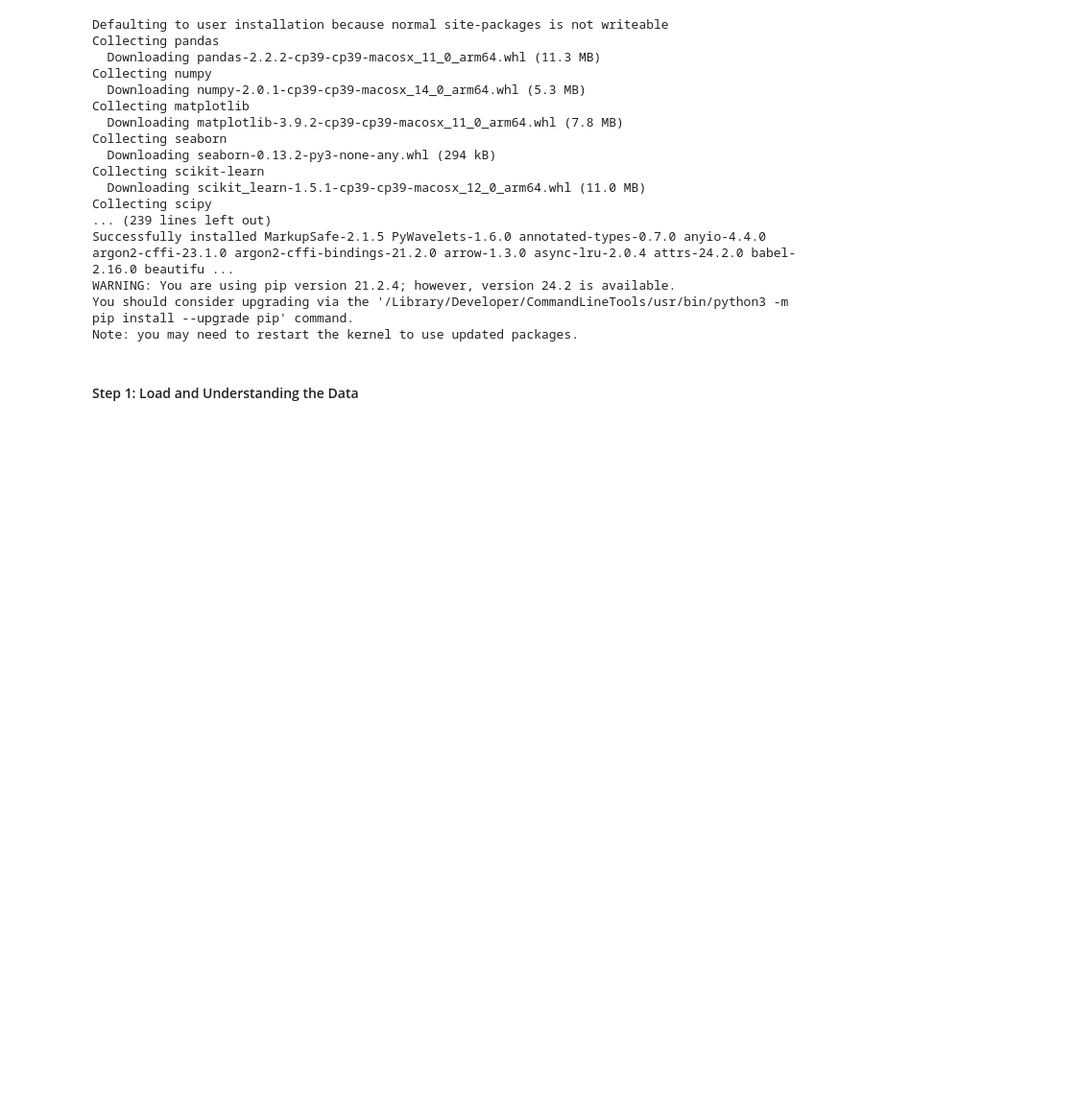
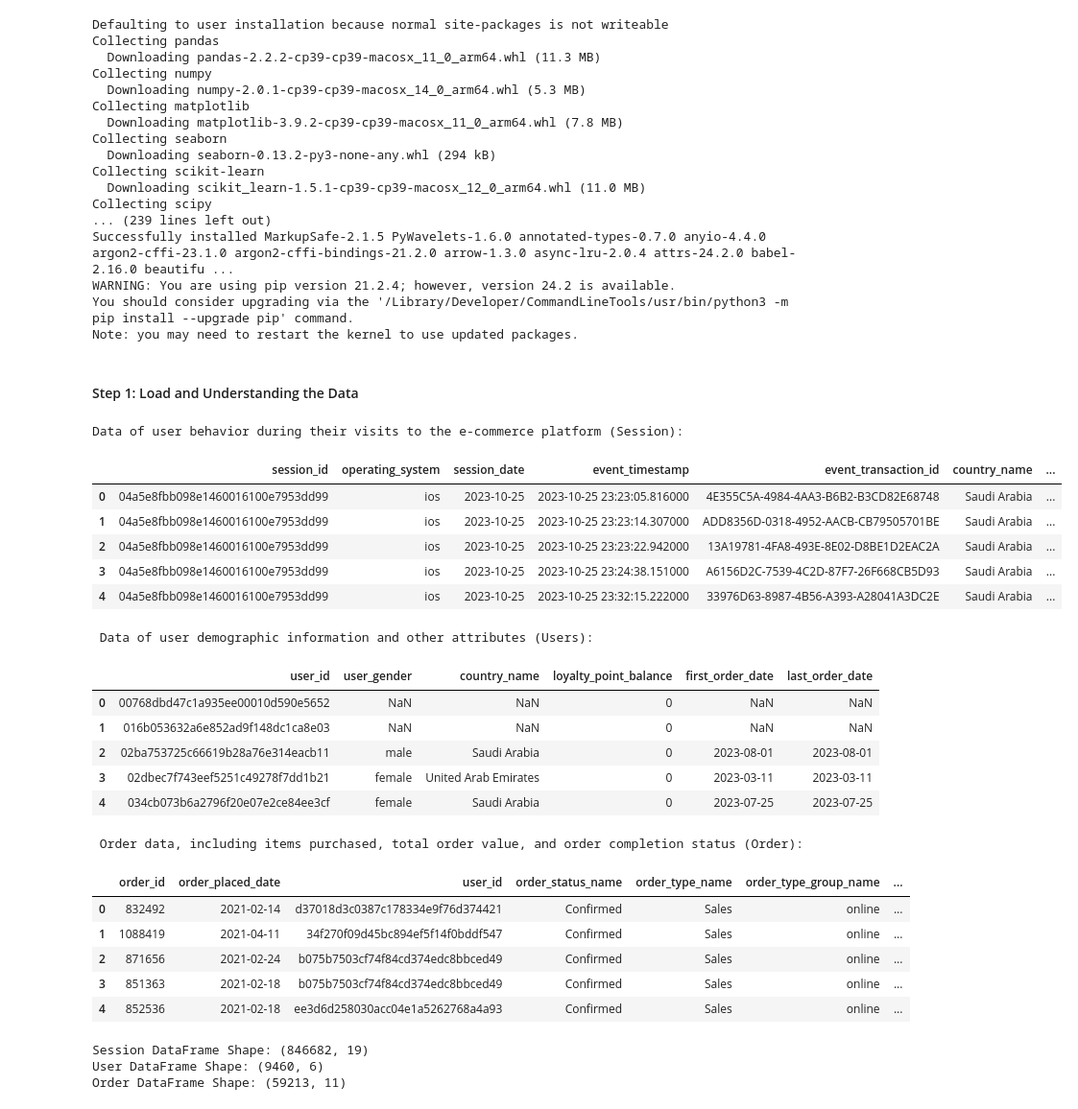
Before and after one commit to ssulaihasubi/floward-take-home-assessment, a Jupyter notebook: use-case-1.ipynb, the cells around one changed output. Shown: that part at 96% size. Saved outputs shown, nothing was run; the diff lists cells and outputs as text; code cells hidden in the pictures; blank space fills up the shorter version.

```diff
--- a/use-case-1.ipynb
+++ b/use-case-1.ipynb
@@ -31,3 +31,56 @@ You should consider upgrading via the '/Library/Developer/CommandLineTools/usr/b
 Note: you may need to restart the kernel to use updated packages.
 # %% [markdown]
 #### Step 1: Load and Understanding the Data
+# %%
+import pandas as pd
+
+# File paths
+session_file_path = '/Users/sulaihasubi/Documents/GitHub/Floward/Dataset/fct_session.csv'
+user_file_path = '/Users/sulaihasubi/Documents/GitHub/Floward/Dataset/dim_user.csv'
+order_file_path = '/Users/sulaihasubi/Documents/GitHub/Floward/Dataset/fct_order.csv'
+
+# Load the data into pandas dataframes
+session_df = pd.read_csv(session_file_path)
+user_df = pd.read_csv(user_file_path)
+order_df = pd.read_csv(order_file_path)
+
+# Display the first few rows of each dataframe to understand the structure
+print("Data of user behavior during their visits to the e-commerce platform (Session):")
+display(session_df.head())
+
+print("\n Data of user demographic information and other attributes (Users):")
+display(user_df.head())
+
+print("\n Order data, including items purchased, total order value, and order completion status (Order):")
+display(order_df.head())
+# %% [output]
+Data of user behavior during their visits to the e-commerce platform (Session):
+|  | session_id | operating_system | session_date | event_timestamp | event_transaction_id | country_name | ... |
+| 0 | 04a5e8fbb098e1460016100e7953dd99 | ios | 2023-10-25 | 2023-10-25 23:23:05.816000 | 4E355C5A-4984-4AA3-B6B2-B3CD82E68748 | Saudi Arabia | ... |
+| 1 | 04a5e8fbb098e1460016100e7953dd99 | ios | 2023-10-25 | 2023-10-25 23:23:14.307000 | ADD8356D-0318-4952-AACB-CB79505701BE | Saudi Arabia | ... |
+| 2 | 04a5e8fbb098e1460016100e7953dd99 | ios | 2023-10-25 | 2023-10-25 23:23:22.942000 | 13A19781-4FA8-493E-8E02-D8BE1D2EAC2A | Saudi Arabia | ... |
+| 3 | 04a5e8fbb098e1460016100e7953dd99 | ios | 2023-10-25 | 2023-10-25 23:24:38.151000 | A6156D2C-7539-4C2D-87F7-26F668CB5D93 | Saudi Arabia | ... |
+| 4 | 04a5e8fbb098e1460016100e7953dd99 | ios | 2023-10-25 | 2023-10-25 23:32:15.222000 | 33976D63-8987-4B56-A393-A28041A3DC2E | Saudi Arabia | ... |
+ Data of user demographic information and other attributes (Users):
+|  | user_id | user_gender | country_name | loyalty_point_balance | first_order_date | last_order_date |
+| 0 | 00768dbd47c1a935ee00010d590e5652 | NaN | NaN | 0 | NaN | NaN |
+| 1 | 016b053632a6e852ad9f148dc1ca8e03 | NaN | NaN | 0 | NaN | NaN |
+| 2 | 02ba753725c66619b28a76e314eacb11 | male | Saudi Arabia | 0 | 2023-08-01 | 2023-08-01 |
+| 3 | 02dbec7f743eef5251c49278f7dd1b21 | female | United Arab Emirates | 0 | 2023-03-11 | 2023-03-11 |
+| 4 | 034cb073b6a2796f20e07e2ce84ee3cf | female | Saudi Arabia | 0 | 2023-07-25 | 2023-07-25 |
+ Order data, including items purchased, total order value, and order completion status (Order):
+|  | order_id | order_placed_date | user_id | order_status_name | order_type_name | order_type_group_name | ... |
+| 0 | 832492 | 2021-02-14 | d37018d3c0387c178334e9f76d374421 | Confirmed | Sales | online | ... |
+| 1 | 1088419 | 2021-04-11 | 34f270f09d45bc894ef5f14f0bddf547 | Confirmed | Sales | online | ... |
+| 2 | 871656 | 2021-02-24 | b075b7503cf74f84cd374edc8bbced49 | Confirmed | Sales | online | ... |
+| 3 | 851363 | 2021-02-18 | b075b7503cf74f84cd374edc8bbced49 | Confirmed | Sales | online | ... |
+| 4 | 852536 | 2021-02-18 | ee3d6d258030acc04e1a5262768a4a93 | Confirmed | Sales | online | ... |
+# %%
+# Check shape of the dataframe
+print(f"Session DataFrame Shape: {session_df.shape}")
+print(f"User DataFrame Shape: {user_df.shape}")
+print(f"Order DataFrame Shape: {order_df.shape}")
+# %% [output]
+Session DataFrame Shape: (846682, 19)
+User DataFrame Shape: (9460, 6)
+Order DataFrame Shape: (59213, 11)
```
Also changed, not shown: parts of 3 cells of this notebook.
